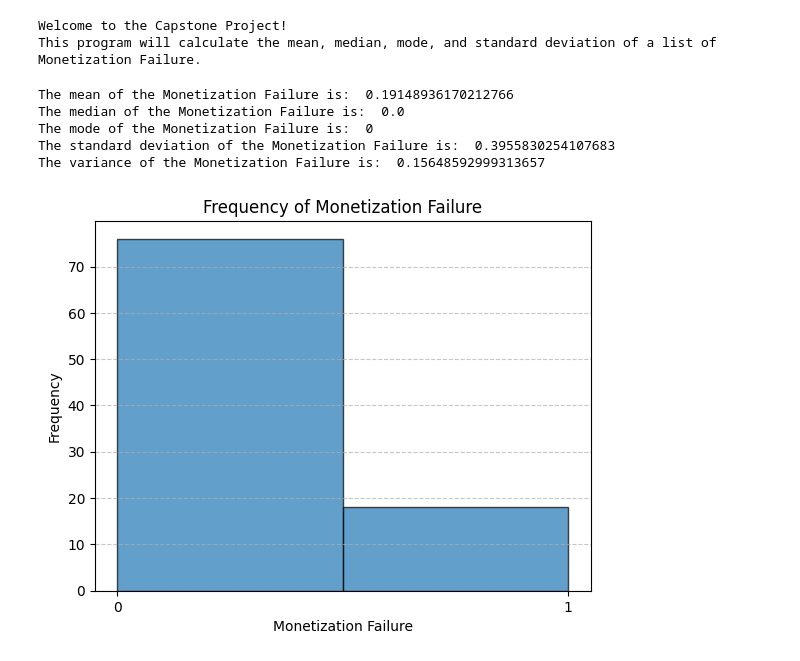
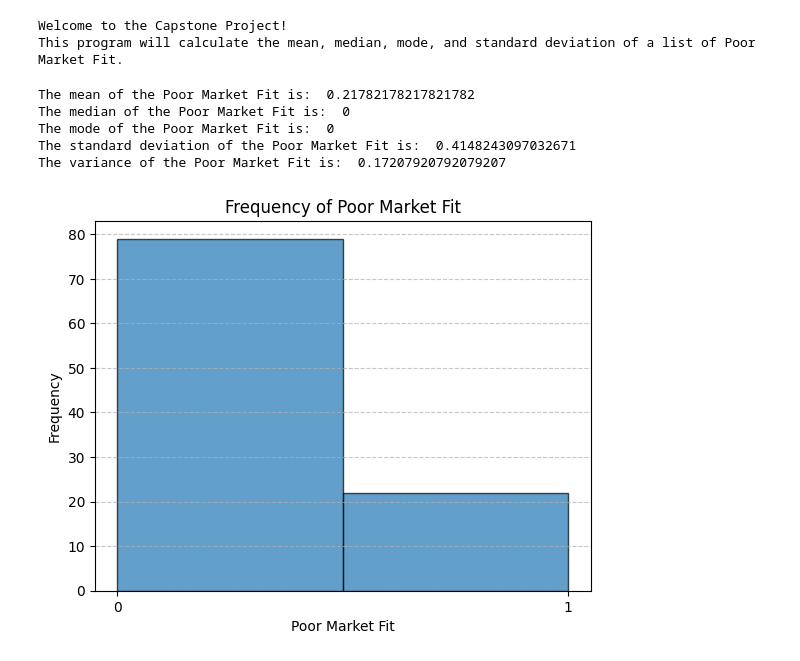
Before and after one commit to cboss320/Web-scraping, a Jupyter notebook: Capstone_Project2.ipynb, the cells around one changed output. Cells and saved outputs as stored; diff of their text form; code cells hidden in the pictures.

```diff
--- a/Capstone_Project2.ipynb
+++ b/Capstone_Project2.ipynb
@@ -5,45 +5,45 @@ import math
 import matplotlib.pyplot as plt
 # %%
 print("Welcome to the Capstone Project!")
-print("This program will calculate the mean, median, mode, and standard deviation of a list of Monetization Failure.")
+print("This program will calculate the mean, median, mode, and standard deviation of a list of Poor Market Fit.")
 # %% [output]
 Welcome to the Capstone Project!
-This program will calculate the mean, median, mode, and standard deviation of a list of Monetization Failure.
+This program will calculate the mean, median, mode, and standard deviation of a list of Poor Market Fit.
 # %%
 # Data
-Monetization_Failure = [
-    0, 1, 1, 0, 0, 1, 1, 0, 0, 0, 1, 0, 0, 0, 0, 0, 1, 0, 0, 0, 1, 0, 0, 0, 1, 0, 1, 0, 1, 1, 0, 0, 0, 0, 0, 0, 0, 0, 0, 0, 0, 0, 0, 0, 0, 0, 1, 1, 0, 0, 0, 0, 0, 1, 0, 0, 0, 0, 0, 0, 1, 0, 0, 0, 0, 0, 1, 0, 0, 0, 0, 0, 0, 0, 0, 0, 1, 0, 0, 0, 0, 0, 0, 0, 0, 1, 0, 0, 0, 0, 0, 0, 0, 0
+Poor_Market_Fit = [
+    1, 0, 0, 0, 0, 0, 0, 1, 0, 1, 0, 0, 0, 0, 0, 0, 0, 0, 0, 1, 0, 1, 0, 0, 0, 1, 0, 0, 0, 0, 0, 1, 0, 0, 1, 0, 1, 0, 0, 0, 0, 0, 0, 0, 0, 0, 0, 1, 0, 0, 1, 0, 0, 0, 0, 0, 0, 0, 0, 0, 0, 0, 0, 1, 0, 1, 0, 0, 1, 0, 0, 0, 0, 0, 1, 0, 0, 1, 0, 0, 0, 1, 0, 0, 1, 0, 1, 0, 0, 0, 0, 1, 0, 1, 0, 0, 0, 0, 1, 0, 0
 ]
 # %%
-# Statistical # Statistical calculations
-X = statistics.mean(Monetization_Failure)
-Y = statistics.median(Monetization_Failure)
-Z = statistics.mode(Monetization_Failure)
-A = statistics.stdev(Monetization_Failure)
-B = statistics.variance(Monetization_Failure)
+# Statistical calculations
+X = statistics.mean(Poor_Market_Fit)
+Y = statistics.median(Poor_Market_Fit)
+Z = statistics.mode(Poor_Market_Fit)
+A = statistics.stdev(Poor_Market_Fit)
+B = statistics.variance(Poor_Market_Fit)
 
-print("The mean of the Monetization Failure is: ", X)
-print("The median of the Monetization Failure is: ", Y)
-print("The mode of the Monetization Failure is: ", Z)
-print("The standard deviation of the Monetization Failure is: ", A)
-print("The variance of the Monetization Failure is: ", B)
+print("The mean of the Poor Market Fit is: ", X)
+print("The median of the Poor Market Fit is: ", Y)
+print("The mode of the Poor Market Fit is: ", Z)
+print("The standard deviation of the Poor Market Fit is: ", A)
+print("The variance of the Poor Market Fit is: ", B)
 # %% [output]
-The mean of the Monetization Failure is:  0.19148936170212766
-The median of the Monetization Failure is:  0.0
-The mode of the Monetization Failure is:  0
-The standard deviation of the Monetization Failure is:  0.3955830254107683
-The variance of the Monetization Failure is:  0.15648592999313657
+The mean of the Poor Market Fit is:  0.21782178217821782
+The median of the Poor Market Fit is:  0
+The mode of the Poor Market Fit is:  0
+The standard deviation of the Poor Market Fit is:  0.4148243097032671
+The variance of the Poor Market Fit is:  0.17207920792079207
 # %%
 # Plotting the scores
-plt.hist(Monetization_Failure, bins=2, edgecolor='black', alpha=0.7)
-plt.title("Frequency of Monetization Failure")
-plt.xlabel("Monetization Failure")
+plt.hist(Poor_Market_Fit, bins=2, edgecolor='black', alpha=0.7)
+plt.title("Frequency of Poor Market Fit")
+plt.xlabel("Poor Market Fit")
 plt.ylabel("Frequency")
 plt.xticks([0, 1])  # Ensuring the x-axis only shows 0 and 1
 plt.grid(axis='y', linestyle='--', alpha=0.7)
 plt.show()
 # %% [output]
-[figure, old version]
+[figure, new version]
 # %%
 # Importing necessary libraries
 from sklearn.tree import DecisionTreeClassifier
```
Also changed, not shown: parts of 1 cell of this notebook.
